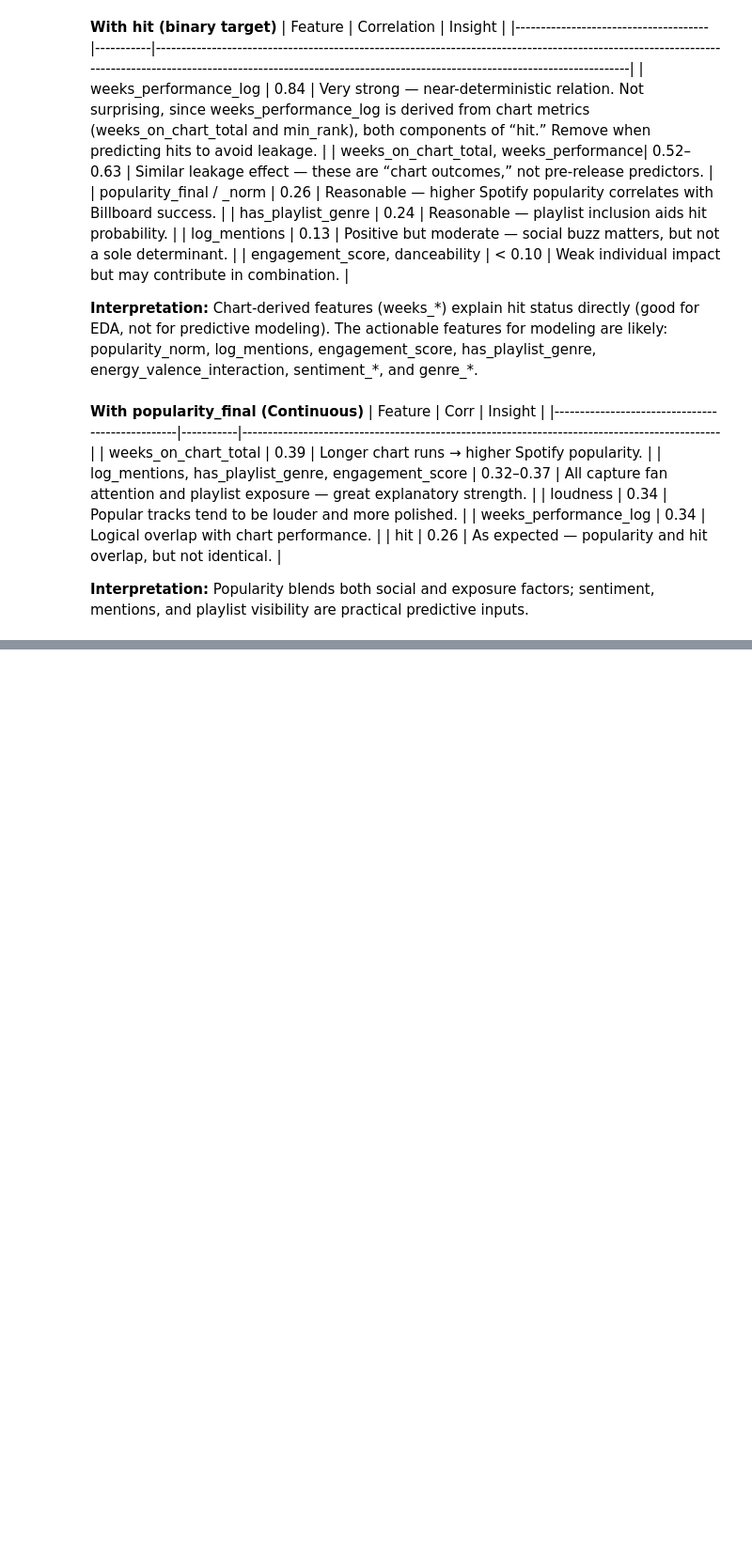
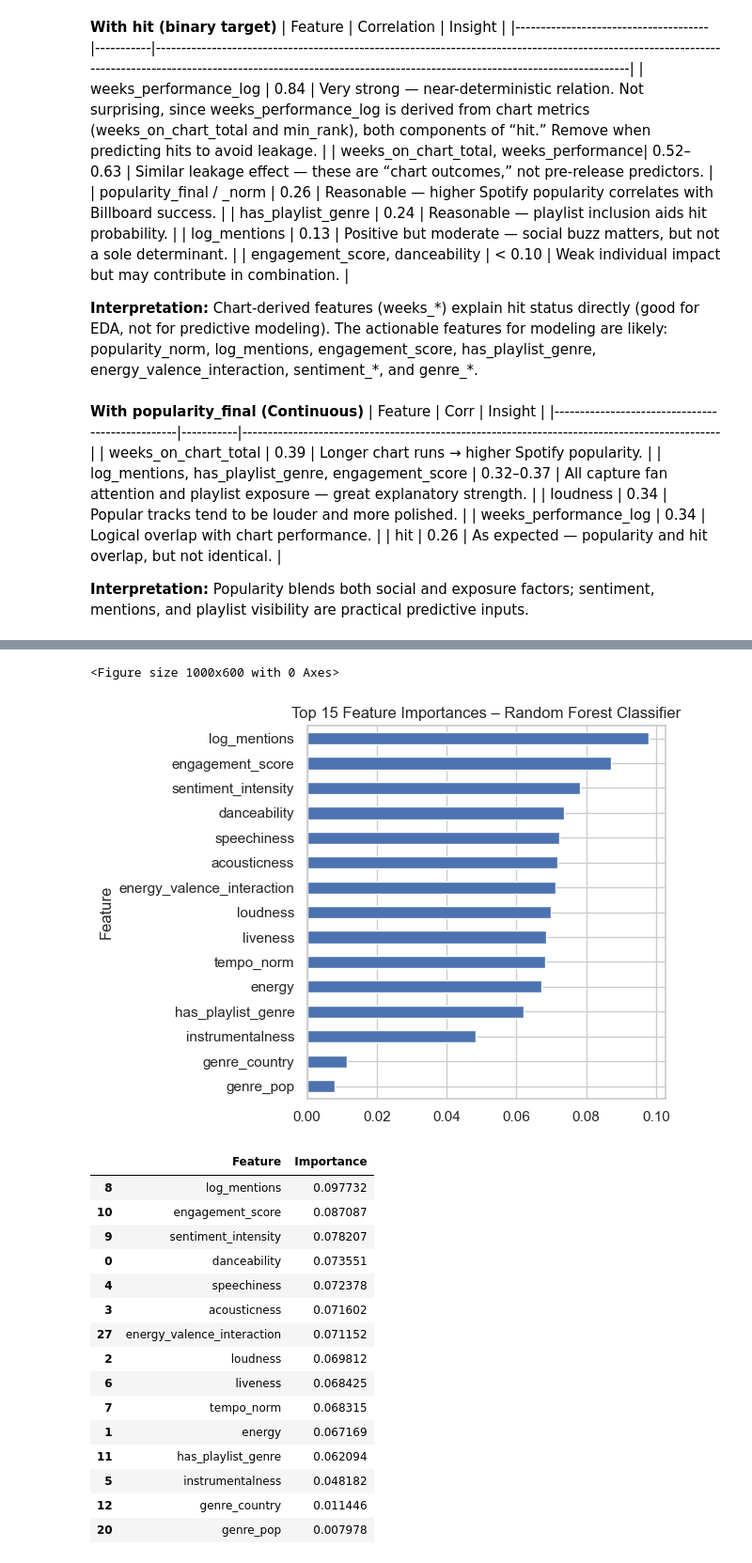
Before and after one commit to priyadarshanparida/media-success-prediction, a Jupyter notebook: code/media_success_prediction.ipynb, the cells around one changed output, grey strips where cells are left out. Shown at 94% size. Cells and saved outputs as stored; diff of their text form; code cells hidden in the pictures; blank space fills up the shorter version.

Commit message:
feat: predictive modelling

```diff
--- a/code/media_success_prediction.ipynb
+++ b/code/media_success_prediction.ipynb
@@ -1038,0 +1215,23 @@ The actionable features for modeling are likely: popularity_norm, log_mentions,
+# %%
+# Train Random Forest Classifier
+rf_cls = RandomForestClassifier(
+    n_estimators=300,
+    max_depth=None,
+    min_samples_split=5,
+    min_samples_leaf=2,
+    random_state=42,
+    n_jobs=-1
+)
+
+rf_cls.fit(X_train_tree_cls, y_train_cls)
+
+# Predictions & Probabilities
+y_pred_cls = rf_cls.predict(X_test_tree_cls)
+y_prob_cls = rf_cls.predict_proba(X_test_tree_cls)[:, 1]
+
+# Evaluation
+print("Classification Report:")
+print(classification_report(y_test_cls, y_pred_cls, digits=3))
+
+print("\nROC-AUC:", round(roc_auc_score(y_test_cls, y_prob_cls), 3))
+print("\nConfusion Matrix:\n", confusion_matrix(y_test_cls, y_pred_cls))
@@ -1038,0 +1255,35 @@ The actionable features for modeling are likely: popularity_norm, log_mentions,
+# %%
+# Get feature importance
+imp_df = pd.DataFrame({
+    "Feature": X_train_tree_cls.columns,
+    "Importance": rf_cls.feature_importances_
+}).sort_values(by="Importance", ascending=False)
+
+# Plot
+plt.figure(figsize=(10,6))
+imp_df.head(15).plot(kind="barh", x="Feature", y="Importance", legend=False)
+plt.gca().invert_yaxis()
+plt.title("Top 15 Feature Importances – Random Forest Classifier")
+plt.tight_layout()
+plt.show()
+
+imp_df.head(15)
+# %% [output]
+<Figure size 1000x600 with 0 Axes>
+[figure, added]
+|  | Feature | Importance |
+| 8 | log_mentions | 0.097732 |
+| 10 | engagement_score | 0.087087 |
+| 9 | sentiment_intensity | 0.078207 |
+| 0 | danceability | 0.073551 |
+| 4 | speechiness | 0.072378 |
+| 3 | acousticness | 0.071602 |
+| 27 | energy_valence_interaction | 0.071152 |
+| 2 | loudness | 0.069812 |
+| 6 | liveness | 0.068425 |
+| 7 | tempo_norm | 0.068315 |
+| 1 | energy | 0.067169 |
+| 11 | has_playlist_genre | 0.062094 |
+| 5 | instrumentalness | 0.048182 |
+| 12 | genre_country | 0.011446 |
+| 20 | genre_pop | 0.007978 |
```
Also changed, not shown: parts of 23 cells of this notebook.
